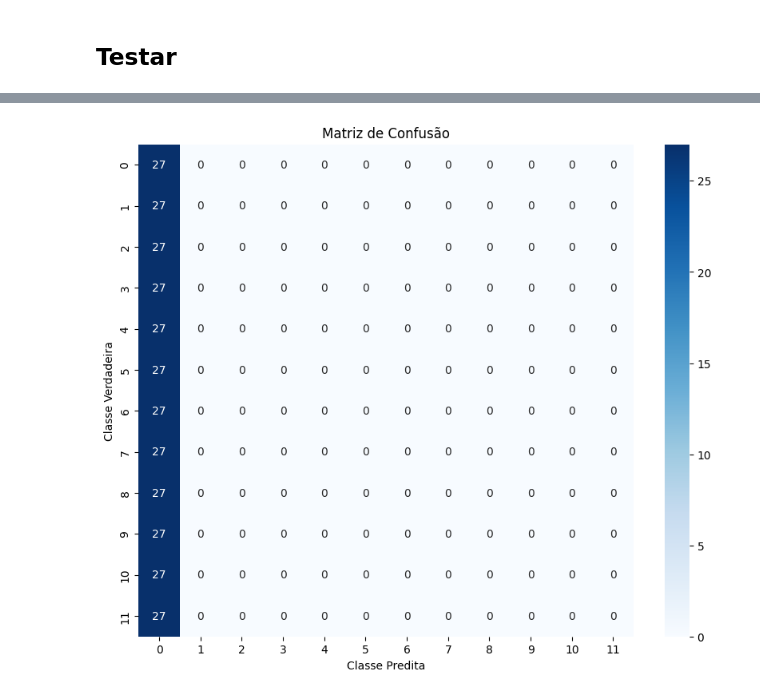
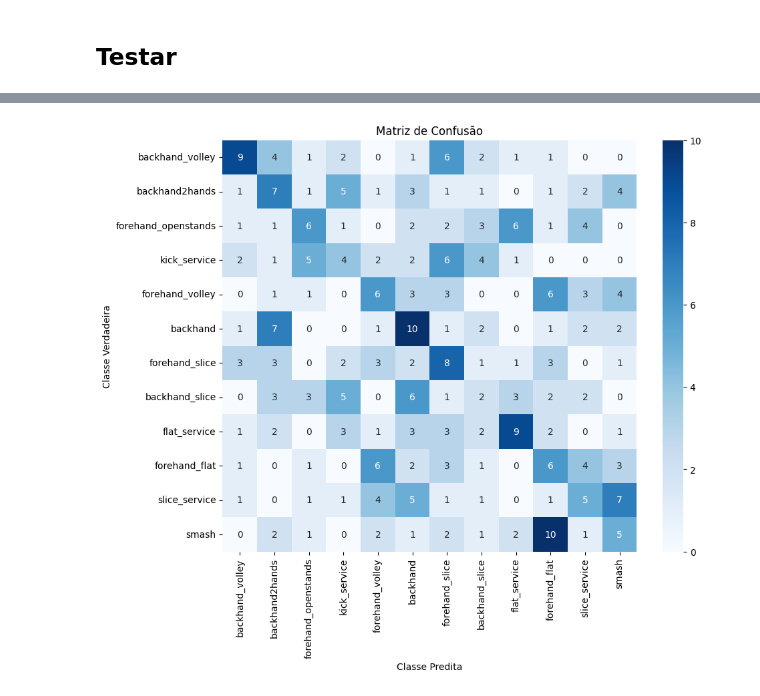
Before and after one commit to LeoDinga/DL_Project, a Jupyter notebook: train_type2.ipynb, the cells around one changed output, grey strips where cells are left out. Saved outputs shown, nothing was run; the diff lists cells and outputs as text; code cells hidden in the pictures.

```diff
--- a/train_type2.ipynb
+++ b/train_type2.ipynb
@@ -80,7 +80,7 @@ import matplotlib.pyplot as plt
 
 
 # Caminho para o ficheiro de keypoints
-keypoints_path = "all_keypoints.npz"
+keypoints_path = "/content/all_keypoints.npz"
 
 # Carregar os keypoints do ficheiro npz e reconstruir o dicionário
 data = np.load(keypoints_path)
@@ -555,38 +543,53 @@ import matplotlib.pyplot as plt
 import seaborn as sns
 
 # Caminho para o ficheiro de resultados
-results_path = '/content/drive/MyDrive/mmaction2_FINAL/stgcn_test/results.pkl'
+results_path = '/content/drive/MyDrive/mmaction2_work_dir_10/stgcn_test/results.pkl'
 
 # Carrega as predições
 with open(results_path, 'rb') as f:
     results = pickle.load(f)
 
 # results é normalmente uma lista de arrays de scores por classe
 # Para cada amostra, o índice do maior score é a predição do modelo
-y_pred = [np.argmax(r) for r in results]
+# y_pred = [np.argmax(r) for r in results]
+
+y_pred = [int(r['pred_label'].item()) if hasattr(r['pred_label'], 'item') else int(r['pred_label']) for r in results]
+
 
 # Agora precisas dos rótulos verdadeiros (labels do dataset de teste)
 # Supondo que tens um ficheiro ann_file com os labels:
 import mmcv
 ann_file = '/content/test_labels.pkl'
 
 import pickle
 
 with open('/content/test_labels.pkl', 'rb') as f:
     data_infos = pickle.load(f)
 
 
-y_true = [info['label'] for info in data_infos]
+# y_true = [info['label'] for info in data_infos]
+
+y_true = [int(r['gt_label'].item()) if hasattr(r['gt_label'], 'item') else int(r['gt_label']) for r in results]
+
 
 # Calcula a matriz de confusão
 cm = confusion_matrix(y_true, y_pred)
 
-# Plota a matriz de confusão
-plt.figure(figsize=(10,8))
-sns.heatmap(cm, annot=True, fmt='d', cmap='Blues')
+class_labels = [
+'backhand_volley', 'backhand2hands', 'forehand_openstands', 'kick_service', 'forehand_volley', 'backhand', 'forehand_slice', 'backhand_slice', 'flat_service', 'forehand_flat', 'slice_service', 'smash']
+
+plt.figure(figsize=(10, 8))
+sns.heatmap(
+    cm,
+    annot=True,
+    fmt='d',
+    cmap='Blues',
+    xticklabels=class_labels,
+    yticklabels=class_labels
+)
 plt.xlabel('Classe Predita')
 plt.ylabel('Classe Verdadeira')
 plt.title('Matriz de Confusão')
 plt.show()
 # %% [output]
-[figure, old version]
+[figure, new version]
```
Also changed, not shown: parts of 7 cells of this notebook.
